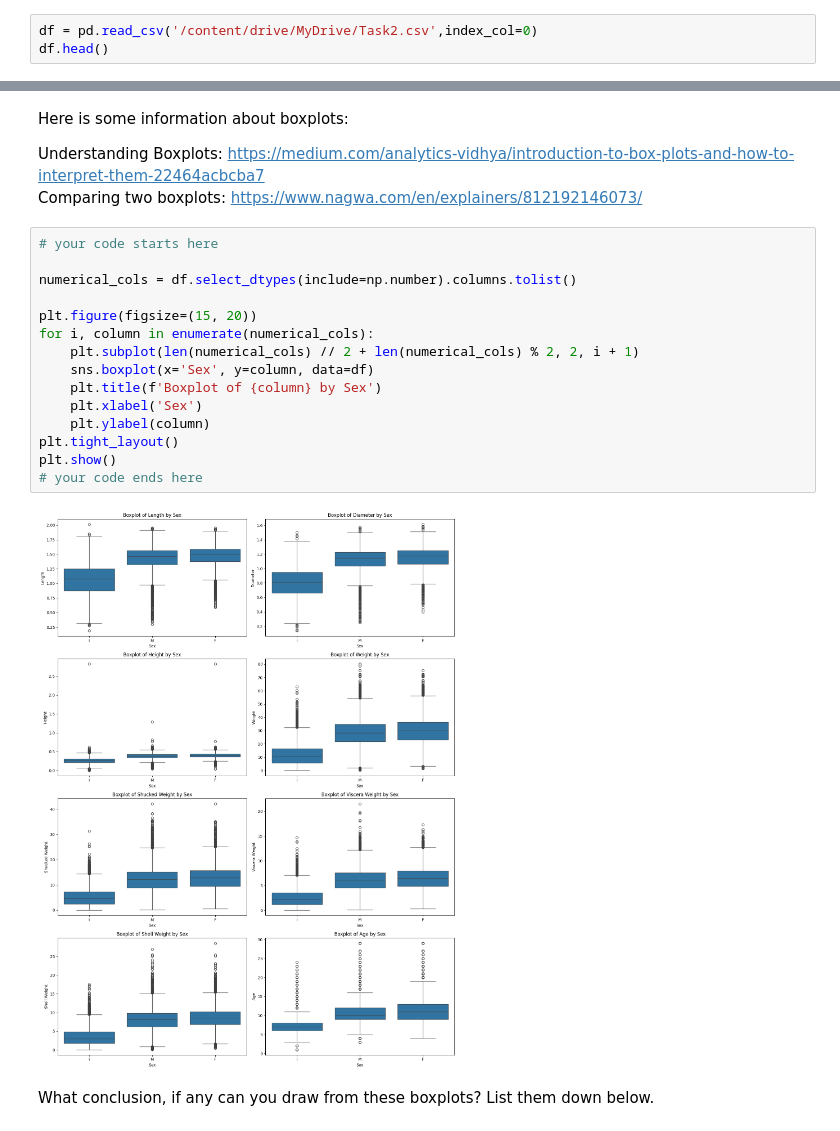
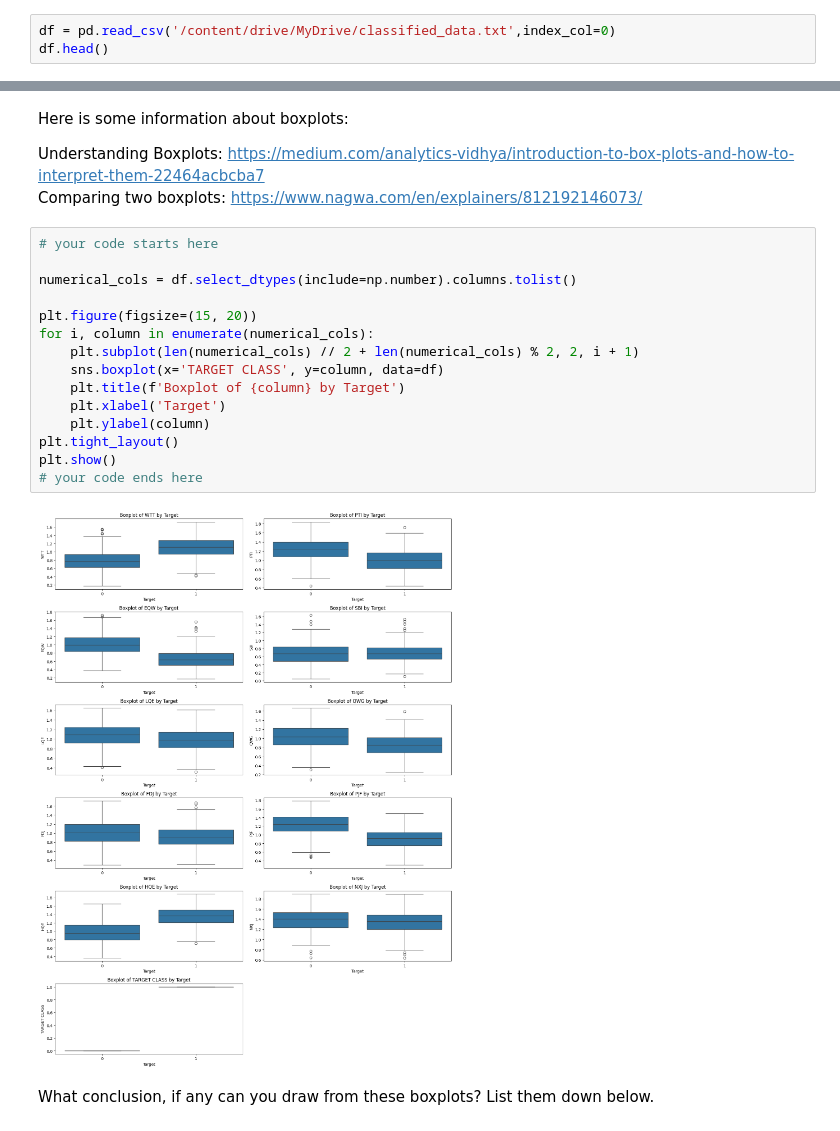
Before and after one commit to Vidit-01/task_vidit_ML_gdg, a Jupyter notebook: GDG_Task2.ipynb, the cells around one changed output, grey strips where cells are left out. Saved outputs shown, nothing was run; the diff lists cells and outputs as text.

```diff
--- a/GDG_Task2.ipynb
+++ b/GDG_Task2.ipynb
@@ -331,6 +336,6 @@ Import the 'classified_data.txt' dataset using pandas and print the first five c
 
 Use "index_col" parameter to index the dataframe according to the first column. Otherwise, a new column would get created. Call this new dataframe 'df'.
 # %%
-df = pd.read_csv('/content/drive/MyDrive/Task2.csv',index_col=0)
+df = pd.read_csv('/content/drive/MyDrive/classified_data.txt',index_col=0)
 df.head()
 # %% [output]
@@ -393,20 +399,20 @@ Comparing two boxplots: https://www.nagwa.com/en/explainers/812192146073/
 # %%
 # your code starts here
 
 numerical_cols = df.select_dtypes(include=np.number).columns.tolist()
 
 plt.figure(figsize=(15, 20))
 for i, column in enumerate(numerical_cols):
     plt.subplot(len(numerical_cols) // 2 + len(numerical_cols) % 2, 2, i + 1)
-    sns.boxplot(x='Sex', y=column, data=df)
-    plt.title(f'Boxplot of {column} by Sex')
-    plt.xlabel('Sex')
+    sns.boxplot(x='TARGET CLASS', y=column, data=df)
+    plt.title(f'Boxplot of {column} by Target')
+    plt.xlabel('Target')
     plt.ylabel(column)
 plt.tight_layout()
 plt.show()
 # your code ends here
 # %% [output]
-[figure, old version]
+[figure, new version]
 # %% [markdown]
 What conclusion, if any can you draw from these boxplots?
 List them down below.
```
Also changed, not shown: parts of 12 cells of this notebook.
